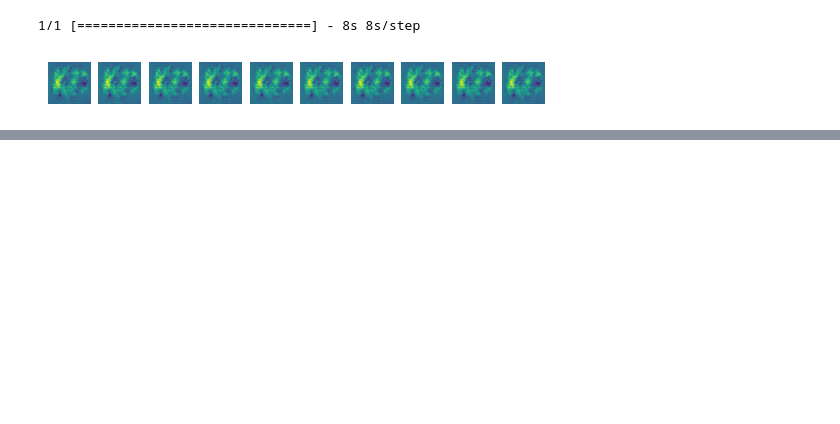
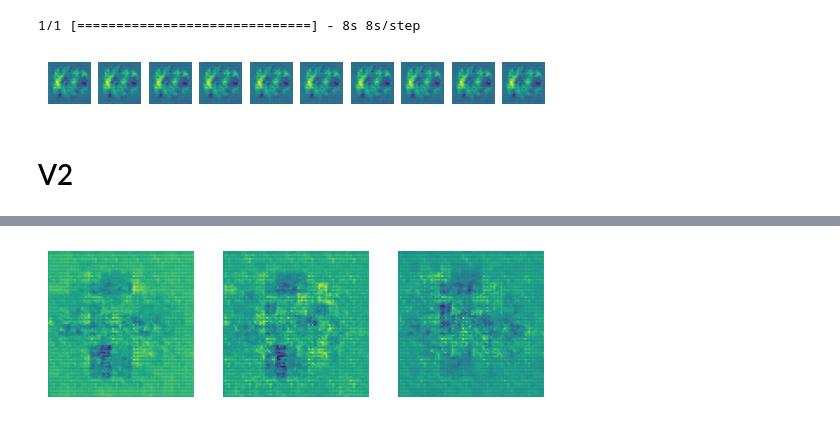
Before and after one commit to HuanPham5/SCZvsControlsFMRI, a Jupyter notebook: test-gan.ipynb, the cells around one changed output, grey strips where cells are left out. Saved outputs shown, nothing was run; the diff lists cells and outputs as text; code cells hidden in the pictures; blank space fills up the shorter version.

```diff
--- a/test-gan.ipynb
+++ b/test-gan.ipynb
@@ -33,3 +37,29 @@ for i in range(num_images):
 plt.show()
 # %% [output]
 [figure]
+# %% [markdown]
+# V2
+# %%
+# Load the models
+loaded_generator_v2 = load_model('generator_model_v2.h5')
+loaded_discriminator_v2 = load_model('discriminator_model_v2.h5')
+loaded_gan_v2 = load_model('gan_model_v2.h5')
+
+# Assume z_dim is the dimension of the random noise vector you used during training
+z_dim = 100
+num_images2 = 3  # Number of images you want to generate
+
+# Create a batch of random noise vectors
+z = np.random.normal(0, 1, (num_images2, z_dim))
+
+# Generate new images
+generated_images_v2 = loaded_generator_v2.predict(z)
+
+# Assume generated_images is a 4D array with shape (num_images2, height, width, channels)
+for i in range(num_images2):
+    plt.subplot(1, num_images2, i + 1)
+    plt.imshow(generated_images_v2[i, :, :, 10])  # Assume single channel images
+    plt.axis('off')
+
+plt.show()
+# %% [output]
@@ -35,0 +68 @@ plt.show()
+[figure, added]
```
Also changed, not shown: parts of 6 cells of this notebook, 2 other files.
